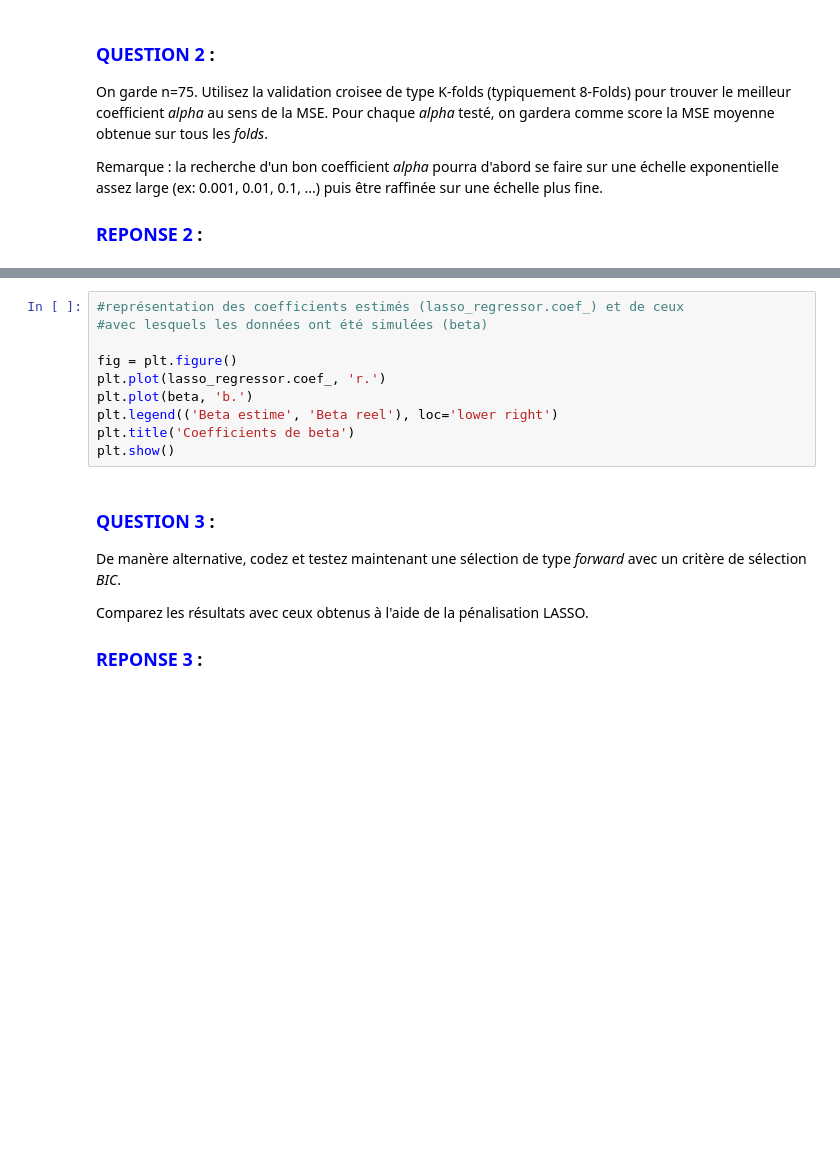
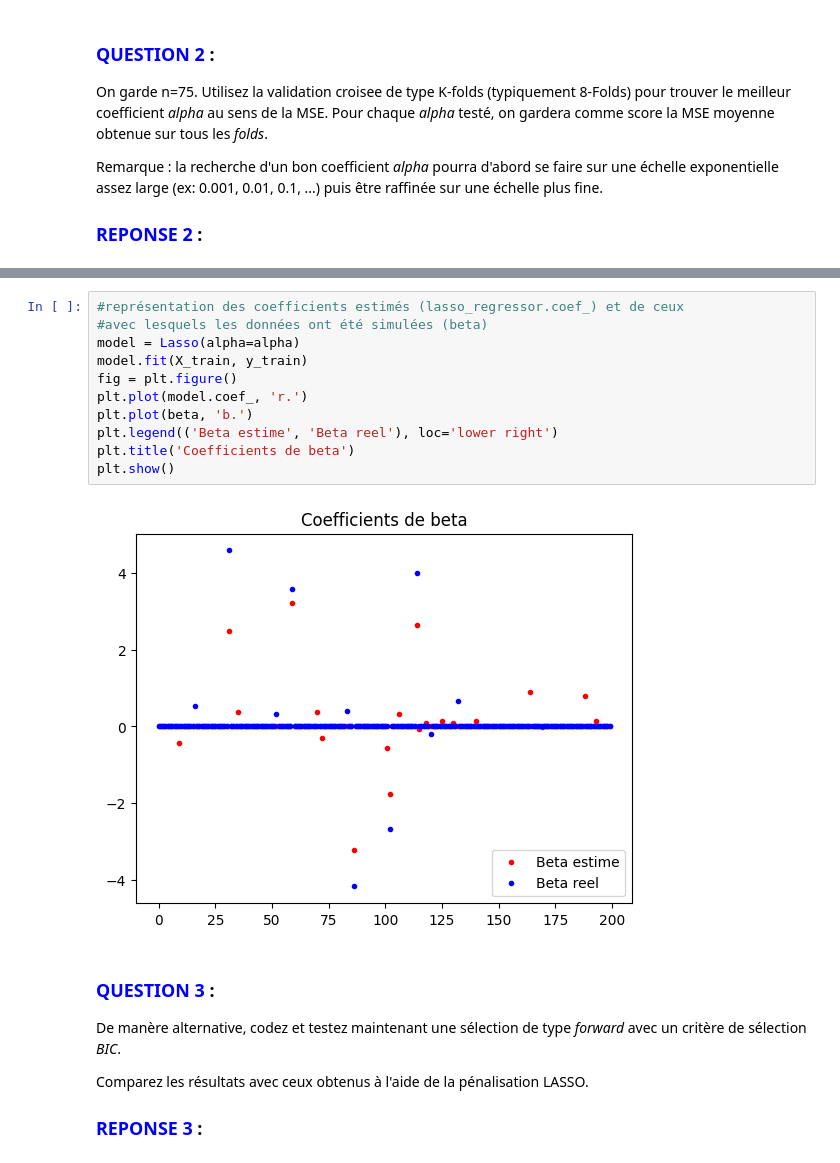
Before and after one commit to Strato31/stat-ml, a Jupyter notebook: TPs/Exo7_RegressionMultipleReg.ipynb, the cells around one changed output, grey strips where cells are left out. Saved outputs shown, nothing was run; the diff lists cells and outputs as text; blank space fills up the shorter version.

```diff
--- a/TPs/Exo7_RegressionMultipleReg.ipynb
+++ b/TPs/Exo7_RegressionMultipleReg.ipynb
@@ -96,13 +149,16 @@ from sklearn.model_selection import KFold
 # %%
 #représentation des coefficients estimés (lasso_regressor.coef_) et de ceux
 #avec lesquels les données ont été simulées (beta)
-
+model = Lasso(alpha=alpha)
+model.fit(X_train, y_train)
 fig = plt.figure()
-plt.plot(lasso_regressor.coef_, 'r.')
+plt.plot(model.coef_, 'r.')
 plt.plot(beta, 'b.')
 plt.legend(('Beta estime', 'Beta reel'), loc='lower right')
 plt.title('Coefficients de beta')
 plt.show()
+# %% [output]
+[figure, added]
 # %% [markdown]
 
 ### <span style="color:blue">QUESTION 3</span> :
```
Also changed, not shown: parts of 8 cells of this notebook, 9 other files.
